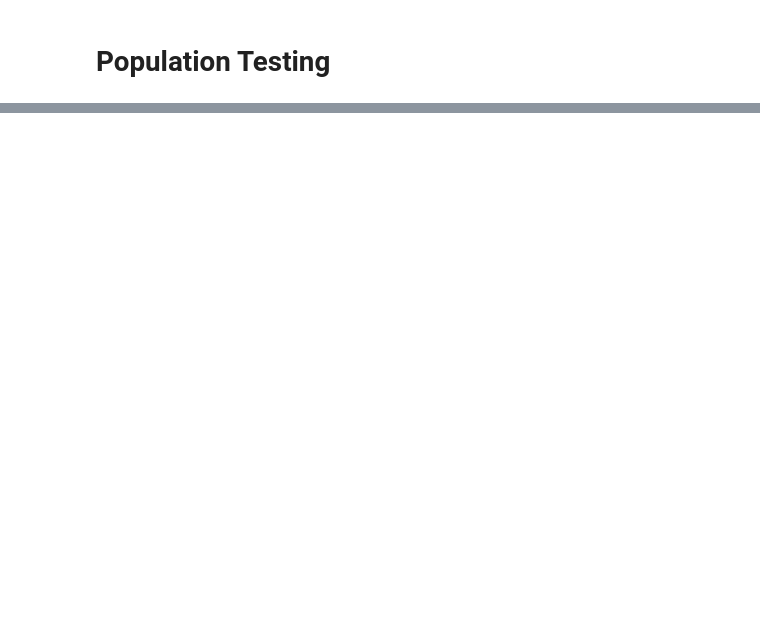
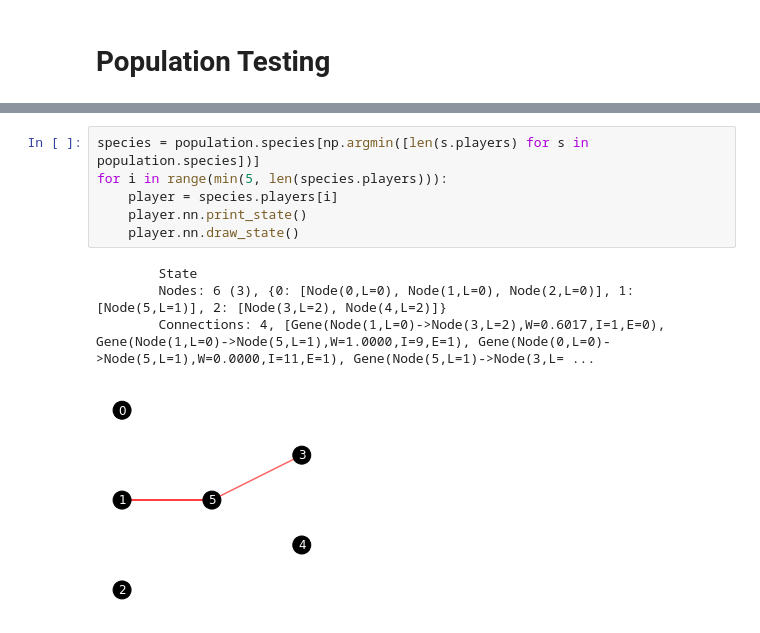
Before and after one commit to drewcurran/COS398_NEAT, a Jupyter notebook: NEAT/test_code.ipynb, the cells around one changed output, grey strips where cells are left out. Saved outputs shown, nothing was run; the diff lists cells and outputs as text; blank space fills up the shorter version.

```diff
--- a/NEAT/test_code.ipynb
+++ b/NEAT/test_code.ipynb
@@ -488,0 +496,11 @@ for _ in range(10):
+# %%
+species = population.species[np.argmin([len(s.players) for s in population.species])]
+for i in range(min(5, len(species.players))):
+    player = species.players[i]
+    player.nn.print_state()
+    player.nn.draw_state()
+# %% [output]
+        State
+        Nodes: 6 (3), {0: [Node(0,L=0), Node(1,L=0), Node(2,L=0)], 1: [Node(5,L=1)], 2: [Node(3,L=2), Node(4,L=2)]}
+        Connections: 4, [Gene(Node(1,L=0)->Node(3,L=2),W=0.6017,I=1,E=0), Gene(Node(1,L=0)->Node(5,L=1),W=1.0000,I=9,E=1), Gene(Node(0,L=0)->Node(5,L=1),W=0.0000,I=11,E=1), Gene(Node(5,L=1)->Node(3,L= ...
+[figure, added]
```
Also changed, not shown: parts of 32 cells of this notebook.
